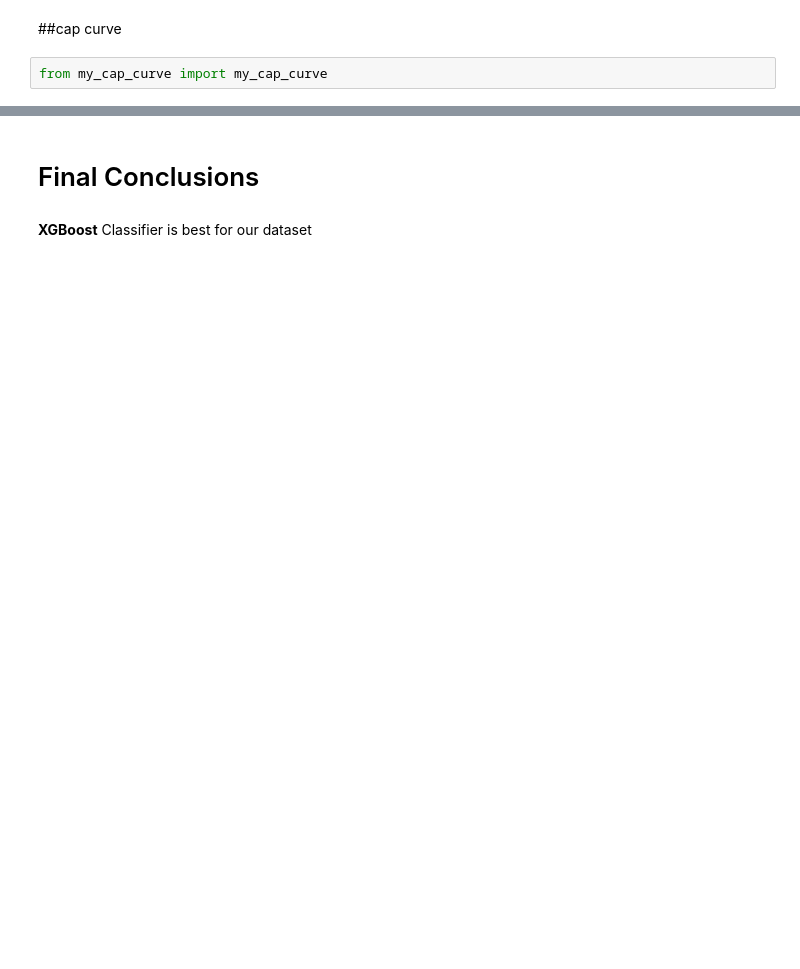
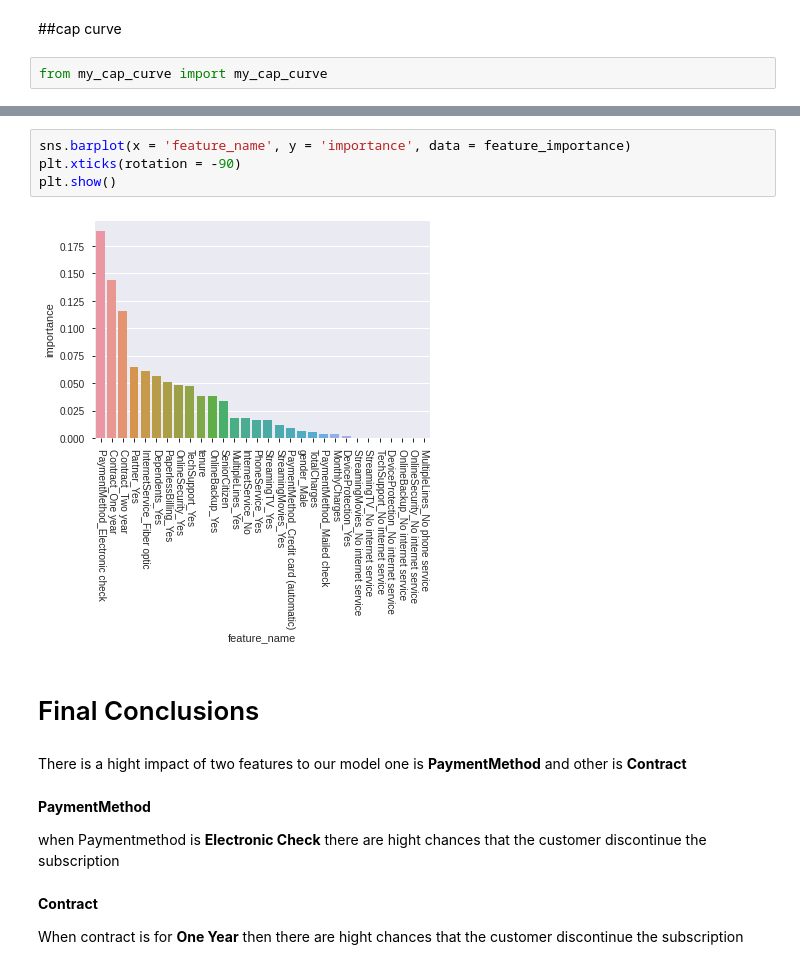
Before and after one commit to noushadkhan01/internshala, a Jupyter notebook: internshala_INSAID_Sample_Skeleton.ipynb, the cells around one changed output, grey strips where cells are left out. Saved outputs shown, nothing was run; the diff lists cells and outputs as text; blank space fills up the shorter version.

```diff
--- a/internshala_INSAID_Sample_Skeleton.ipynb
+++ b/internshala_INSAID_Sample_Skeleton.ipynb
@@ -664,4 +696,21 @@ my_cap_curve(model, X_sm, y_sm, )
+# %%
+sns.barplot(x = 'feature_name', y = 'importance', data = feature_importance)
+plt.xticks(rotation = -90)
+plt.show()
+# %% [output]
+[figure, added]
 # %% [markdown]
 # Final Conclusions
-# %% [markdown]
-**XGBoost** Classifier is best for our dataset
+# %% [markdown]
+There is a hight impact of two features to our model
+one is **PaymentMethod** and other is **Contract**
+# %% [markdown]
+**PaymentMethod**
+
+
+when Paymentmethod is **Electronic Check** there are hight chances that the customer discontinue the subscription
+# %% [markdown]
+**Contract**
+
+
+When contract is for **One Year** then there are hight chances that the customer discontinue the subscription
```
Also changed, not shown: parts of 32 cells of this notebook.
